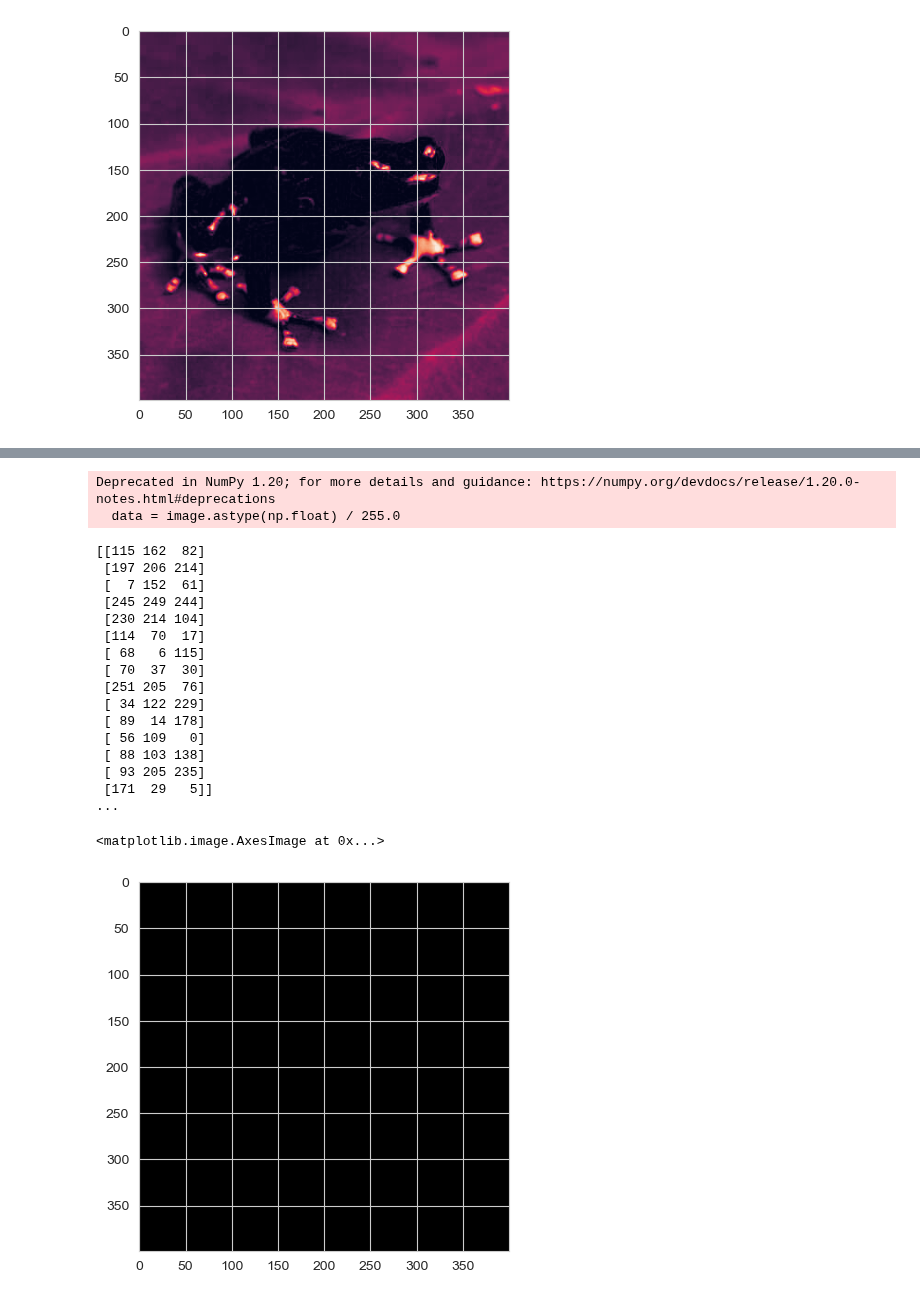
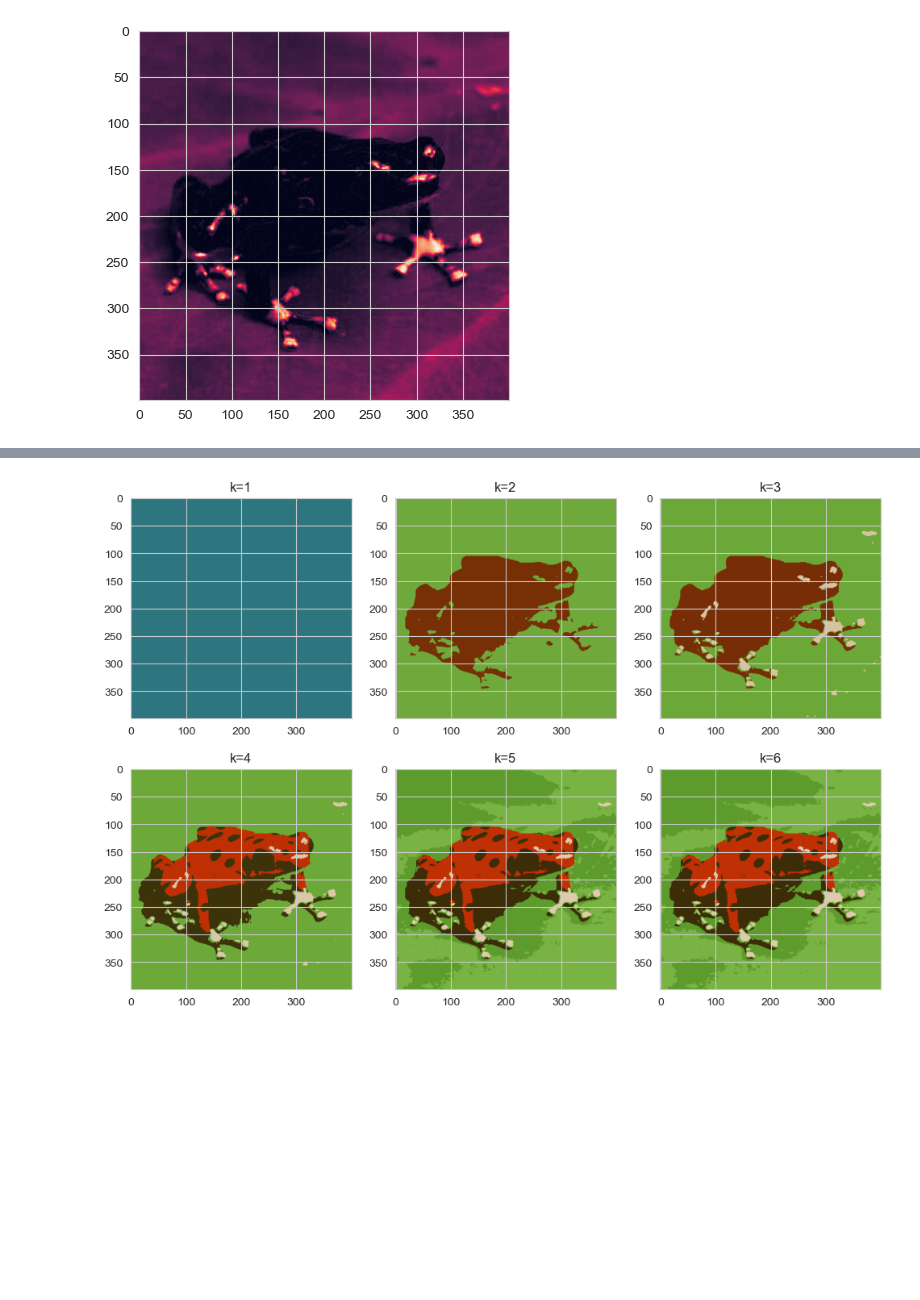
Before and after one commit to afrincon2/Machine_learning, a Jupyter notebook: Clustering/K-Means-Ex.ipynb, the cells around one changed output, grey strips where cells are left out. Saved outputs shown, nothing was run; the diff lists cells and outputs as text; code cells hidden in the pictures; blank space fills up the shorter version.

```diff
--- a/Clustering/K-Means-Ex.ipynb
+++ b/Clustering/K-Means-Ex.ipynb
@@ -431,23 +392,17 @@ ValueError: Number of rows must be a positive integer, not 2.0
-# %%
-plt.imshow(k_means(15,img))
-# %% [output]
-Deprecated in NumPy 1.20; for more details and guidance: https://numpy.org/devdocs/release/1.20.0-notes.html#deprecations
-  data = image.astype(np.float) / 255.0
-[[115 162  82]
- [197 206 214]
- [  7 152  61]
- [245 249 244]
- [230 214 104]
- [114  70  17]
- [ 68   6 115]
- [ 70  37  30]
- [251 205  76]
- [ 34 122 229]
- [ 89  14 178]
- [ 56 109   0]
- [ 88 103 138]
- [ 93 205 235]
- [171  29   5]]
-...
-<matplotlib.image.AxesImage at 0x...>
-[figure, removed]
+# %%
+# Create a list of k values to use
+k_values = [1, 2, 3, 4, 5, 6]
+
+
+# Create a 2x3 subplot to display the images
+fig, axs = plt.subplots(2, 3, figsize=(12, 8))
+
+# Plot each image on a separate subplot
+for i, ax in enumerate(axs.flat):
+    ax.imshow(images[i].astype('uint8'))
+    ax.set_title(f'k={k_values[i]}')
+
+# Display the plot
+plt.show()
+# %% [output]
+[figure, added]
```
Also changed, not shown: parts of 19 cells of this notebook.
